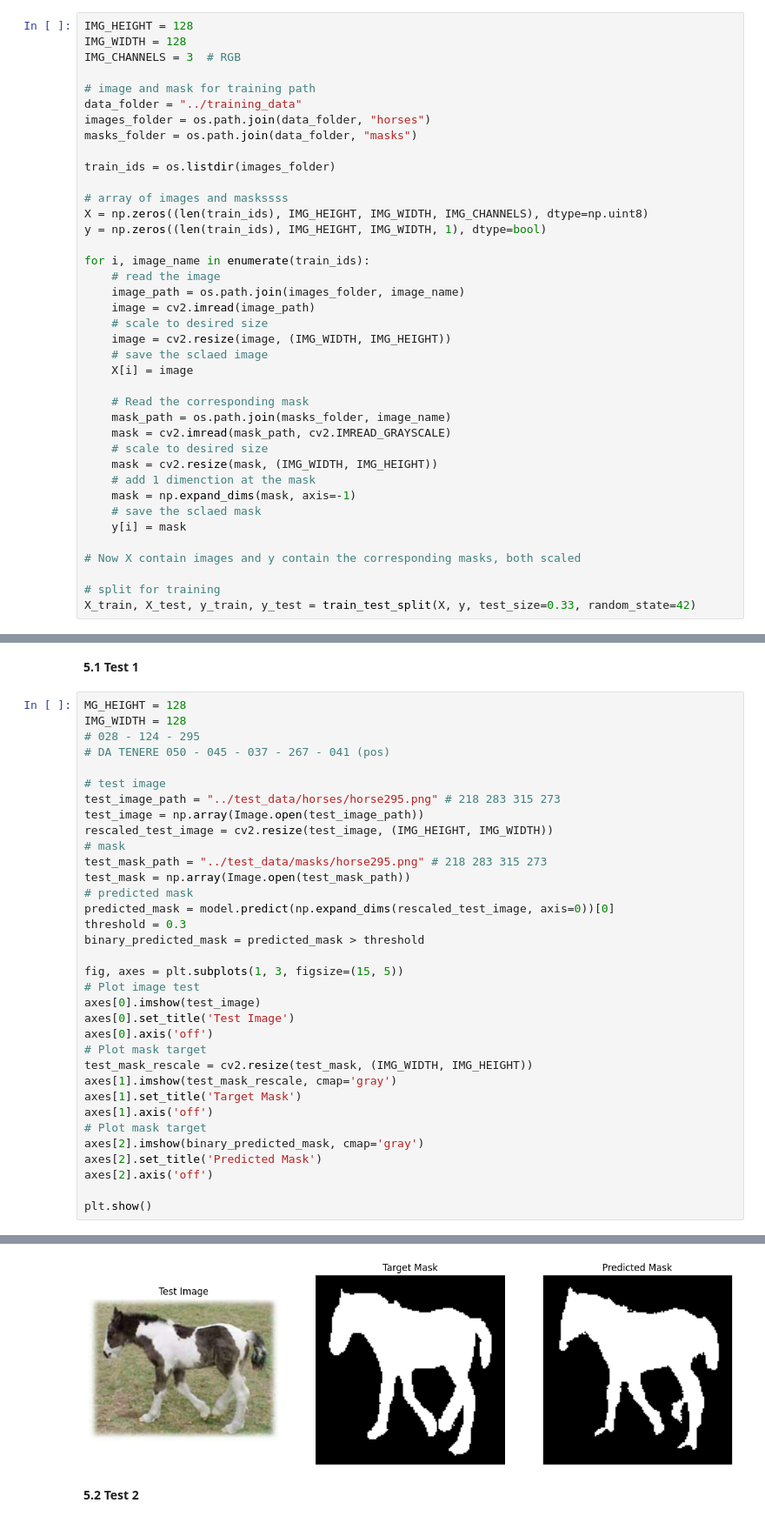
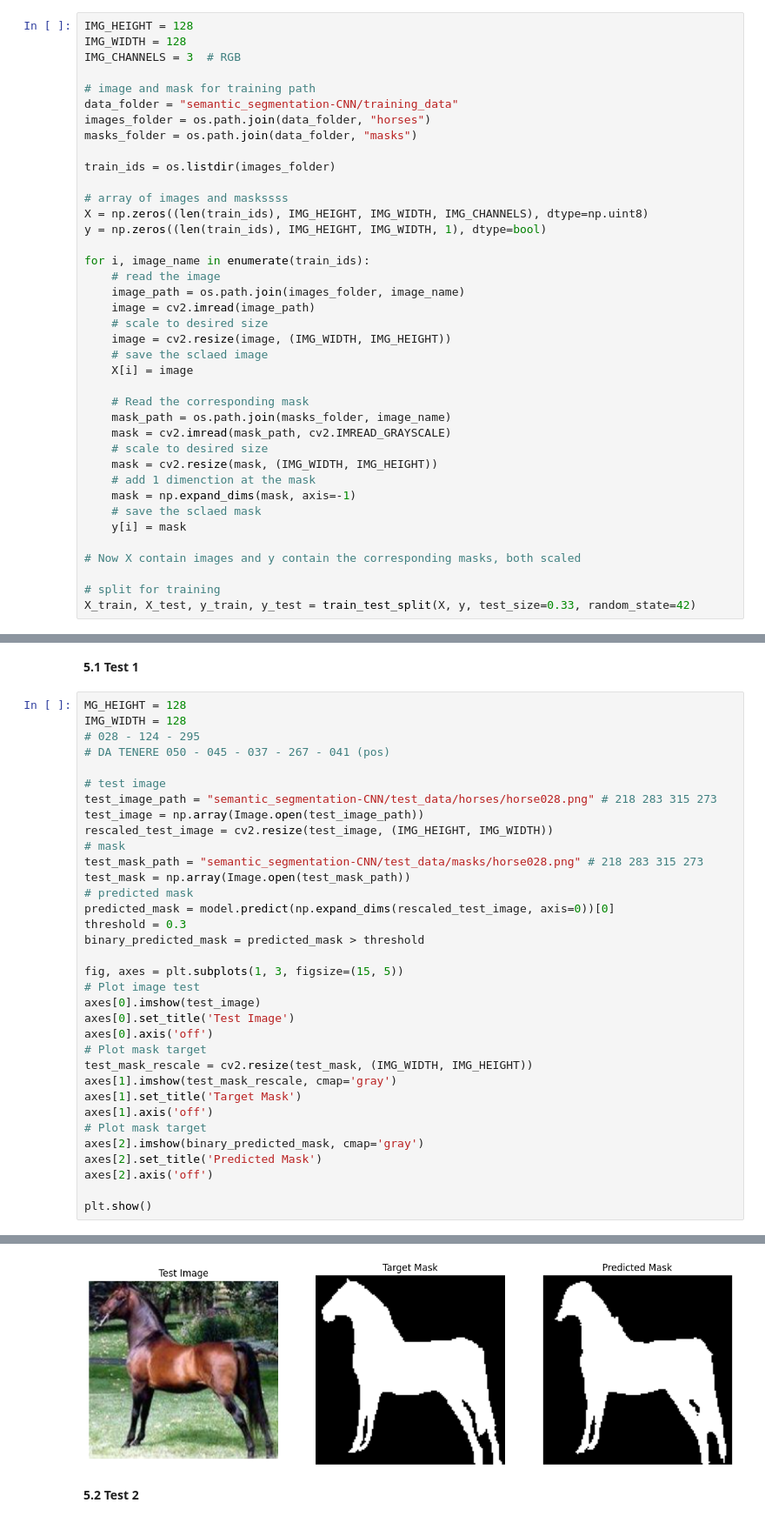
Before and after one commit to francescoS01/semantic_segmentation-CNN, a Jupyter notebook: src/U_Net.ipynb, the cells around one changed output, grey strips where cells are left out. Shown: that part at 87% size. Cells and saved outputs as stored; diff of their text form.

```diff
--- a/src/U_Net.ipynb
+++ b/src/U_Net.ipynb
@@ -28,7 +32,7 @@ IMG_WIDTH = 128
 IMG_CHANNELS = 3  # RGB
 
 # image and mask for training path
-data_folder = "../training_data"
+data_folder = "semantic_segmentation-CNN/training_data"
 images_folder = os.path.join(data_folder, "horses")
 masks_folder = os.path.join(data_folder, "masks")
 
@@ -193,11 +218,11 @@ IMG_WIDTH = 128
 # DA TENERE 050 - 045 - 037 - 267 - 041 (pos)
 
 # test image
-test_image_path = "../test_data/horses/horse295.png" # 218 283 315 273
+test_image_path = "semantic_segmentation-CNN/test_data/horses/horse028.png" # 218 283 315 273
 test_image = np.array(Image.open(test_image_path))
 rescaled_test_image = cv2.resize(test_image, (IMG_HEIGHT, IMG_WIDTH))
 # mask
-test_mask_path = "../test_data/masks/horse295.png" # 218 283 315 273
+test_mask_path = "semantic_segmentation-CNN/test_data/masks/horse028.png" # 218 283 315 273
 test_mask = np.array(Image.open(test_mask_path))
 # predicted mask
 predicted_mask = model.predict(np.expand_dims(rescaled_test_image, axis=0))[0]
@@ -225,4 +250,4 @@ plt.show()
-[figure, old version]
+[figure, new version]
 # %% [markdown]
 **5.2 Test 2**
 # %%
```
Also changed, not shown: parts of 9 cells of this notebook.
